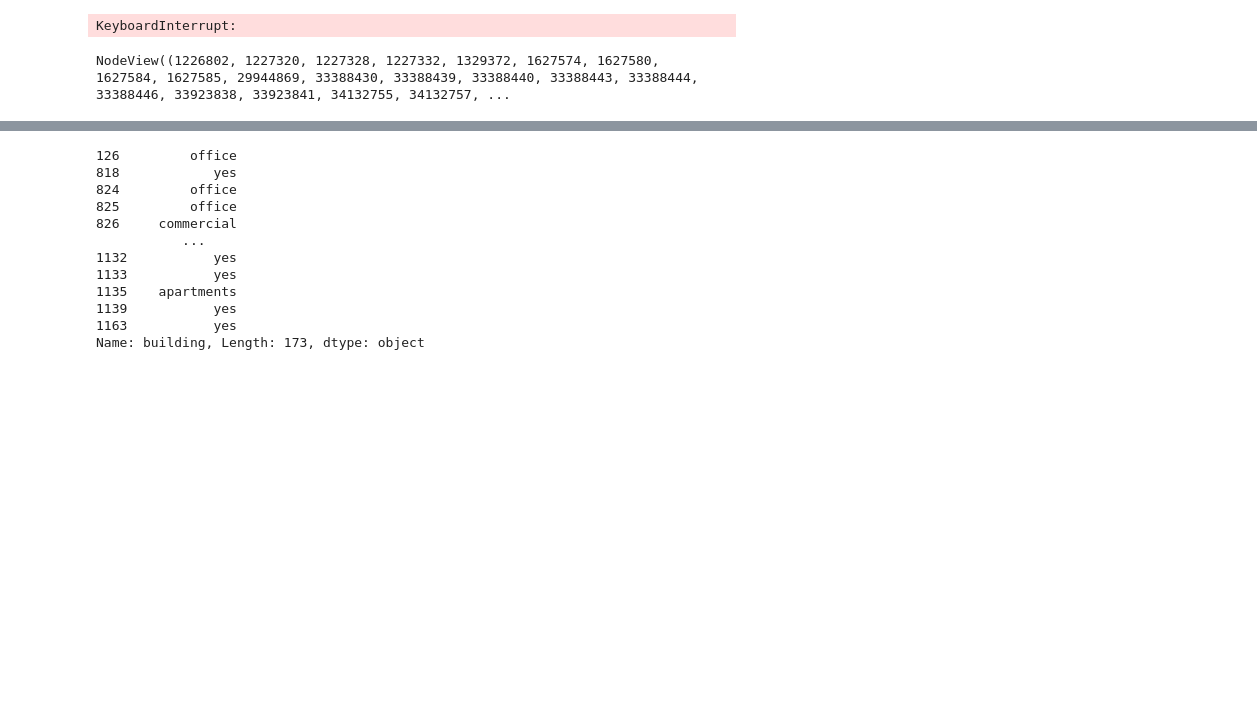
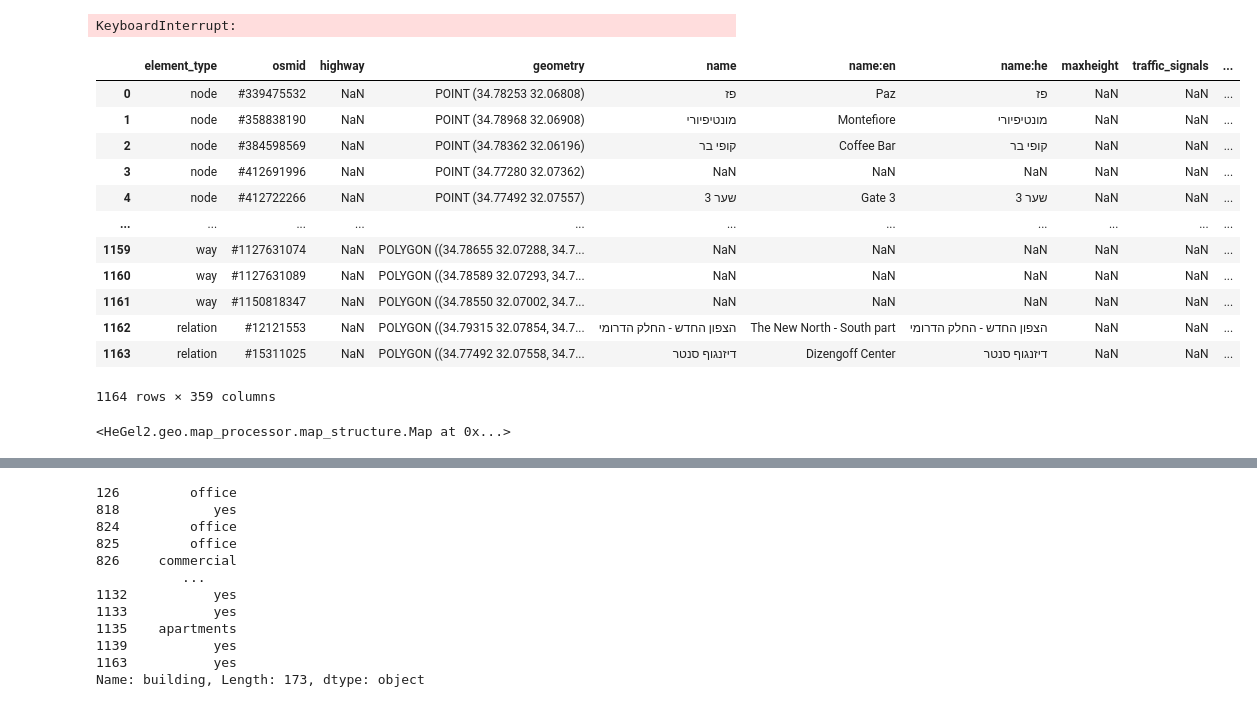
Before and after one commit to itaimondshine/NHEGEL, a Jupyter notebook: Untitled.ipynb, the cells around one changed output, grey strips where cells are left out. Cells and saved outputs as stored; diff of their text form; code cells hidden in the pictures; blank space fills up the shorter version.

```diff
--- a/Untitled.ipynb
+++ b/Untitled.ipynb
@@ -30,9 +30,44 @@ def create_osm_graph(region: str, map_data_dir: Optional[str]=None, s2_level: in
 g = osmnx.graph.graph_from_point(( 32.0723810, 34.7744890), dist=1000)
 # %% [output]
 KeyboardInterrupt:
-# %%
-g.nodes
-# %% [output]
-NodeView((1226802, 1227320, 1227328, 1227332, 1329372, 1627574, 1627580, 1627584, 1627585, 29944869, 33388430, 33388439, 33388440, 33388443, 33388444, 33388446, 33923838, 33923841, 34132755, 34132757, ...
+# %%
+map.poi
+# %% [output]
+|  | element_type | osmid | highway | geometry | name | name:en | name:he | maxheight | traffic_signals | ... |
+| 0 | node | #339475532 | NaN | POINT (34.78253 32.06808) | פז | Paz | פז | NaN | NaN | ... |
+| 1 | node | #358838190 | NaN | POINT (34.78968 32.06908) | מונטיפיורי | Montefiore | מונטיפיורי | NaN | NaN | ... |
+| 2 | node | #384598569 | NaN | POINT (34.78362 32.06196) | קופי בר | Coffee Bar | קופי בר | NaN | NaN | ... |
+| 3 | node | #412691996 | NaN | POINT (34.77280 32.07362) | NaN | NaN | NaN | NaN | NaN | ... |
+| 4 | node | #412722266 | NaN | POINT (34.77492 32.07557) | שער 3 | Gate 3 | שער 3 | NaN | NaN | ... |
+| ... | ... | ... | ... | ... | ... | ... | ... | ... | ... | ... |
+| 1159 | way | #1127631074 | NaN | POLYGON ((34.78655 32.07288, 34.7... | NaN | NaN | NaN | NaN | NaN | ... |
+| 1160 | way | #1127631089 | NaN | POLYGON ((34.78589 32.07293, 34.7... | NaN | NaN | NaN | NaN | NaN | ... |
+| 1161 | way | #1150818347 | NaN | POLYGON ((34.78550 32.07002, 34.7... | NaN | NaN | NaN | NaN | NaN | ... |
+| 1162 | relation | #12121553 | NaN | POLYGON ((34.79315 32.07854, 34.7... | הצפון החדש - החלק הדרומי | The New North - South part | הצפון החדש - החלק הדרומי | NaN | NaN | ... |
+| 1163 | relation | #15311025 | NaN | POLYGON ((34.77492 32.07558, 34.7... | דיזנגוף סנטר | Dizengoff Center | דיזנגוף סנטר | NaN | NaN | ... |
+1164 rows × 359 columns
 # %%
 map = create_osm_graph(REGION, s2_level=14)
+# %%
+import geopandas as gpd
+import pyproj
+
+def distance_to_point(lat, lon, row):
+    geod = pyproj.Geod(ellps='WGS84')
+    _, _, distance = geod.inv(lon, lat, row.geometry.x, row.geometry.y)
+    return distance
+
+# Load the GeoDataFrame
+gdf = gpd.read_file('your_file_name.shp')
+
+# Define the coordinate
+lat = ...
+lon = ...
+
+# Calculate the distances between the coordinate and each row of the GeoDataFrame
+gdf['distance_to_point'] = gdf.apply(lambda row: distance_to_point(lat, lon, row), axis=1)
+
+# Print the GeoDataFrame with the distances
+print(gdf)
+# %% [output]
+<HeGel2.geo.map_processor.map_structure.Map at 0x...>
```
Also changed, not shown: parts of 9 cells of this notebook, 1 other file.
